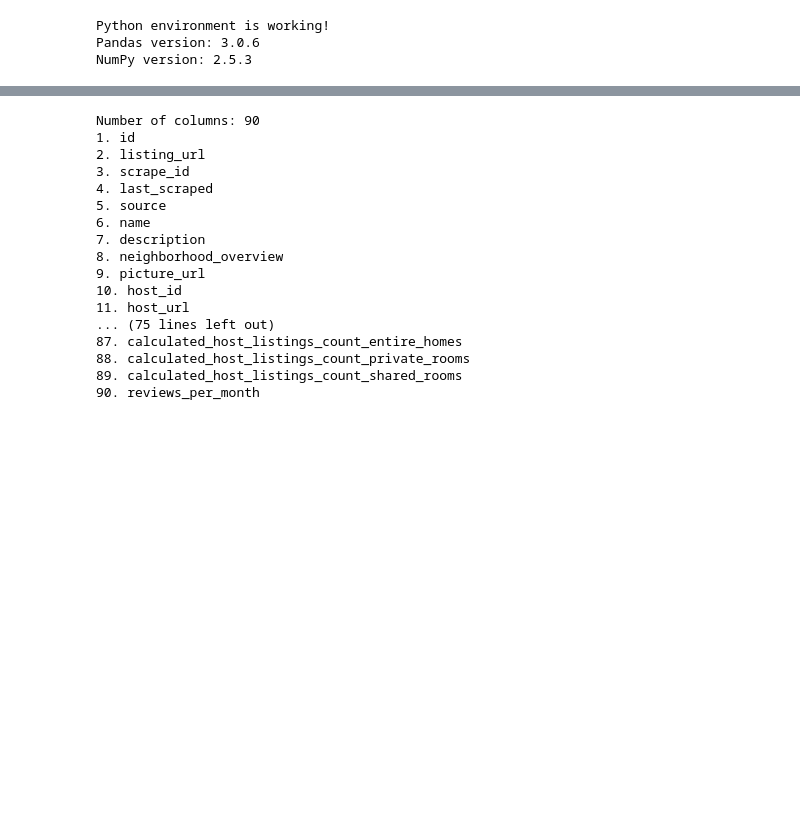
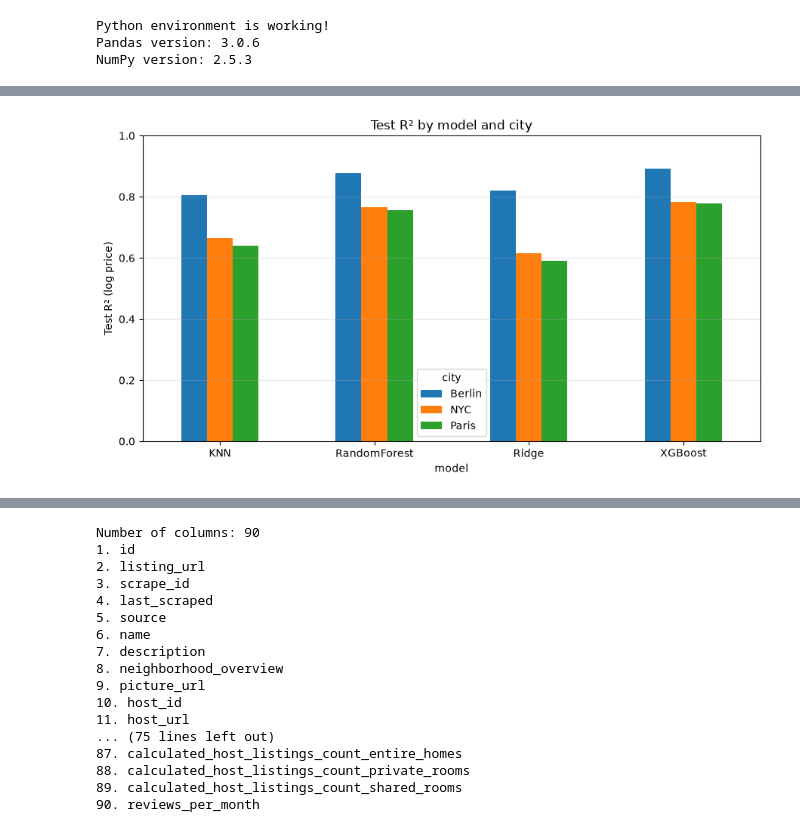
Before and after one commit to aryanmittal2107/AIRBNB_ML_PROJECT, a Jupyter notebook: notebooks/01_data_inspection.ipynb, the cells around one changed output, grey strips where cells are left out. Cells and saved outputs as stored; diff of their text form; code cells hidden in the pictures; blank space fills up the shorter version.

```diff
--- a/notebooks/01_data_inspection.ipynb
+++ b/notebooks/01_data_inspection.ipynb
@@ -41,0 +123,9 @@ Berlin columns:
+# %%
+res_paris, paris_splits = run_city("Paris", paris)
+res_nyc, nyc_splits = run_city("NYC", nyc)
+res_berlin, berlin_splits = run_city("Berlin", berlin)
+
+all_results = pd.concat([res_nyc, res_paris, res_berlin], ignore_index=True)
+test_table = all_results[all_results["split"] == "test"].drop(columns="split")
+display(test_table.round(4))
+display(test_table.pivot(index="model", columns="city", values="R2_log").round(3))
@@ -41,0 +179,12 @@ Berlin columns:
+# %%
+pivot = test_table.pivot(index="model", columns="city", values="R2_log")
+pivot.plot(kind="bar", figsize=(9, 5))
+plt.ylabel("Test R² (log price)")
+plt.title("Test R² by model and city")
+plt.xticks(rotation=0)
+plt.ylim(0, 1)
+plt.grid(axis="y", alpha=0.3)
+plt.tight_layout()
+plt.show()
+# %% [output]
+[figure, added]
```
Also changed, not shown: parts of 88 cells of this notebook.
